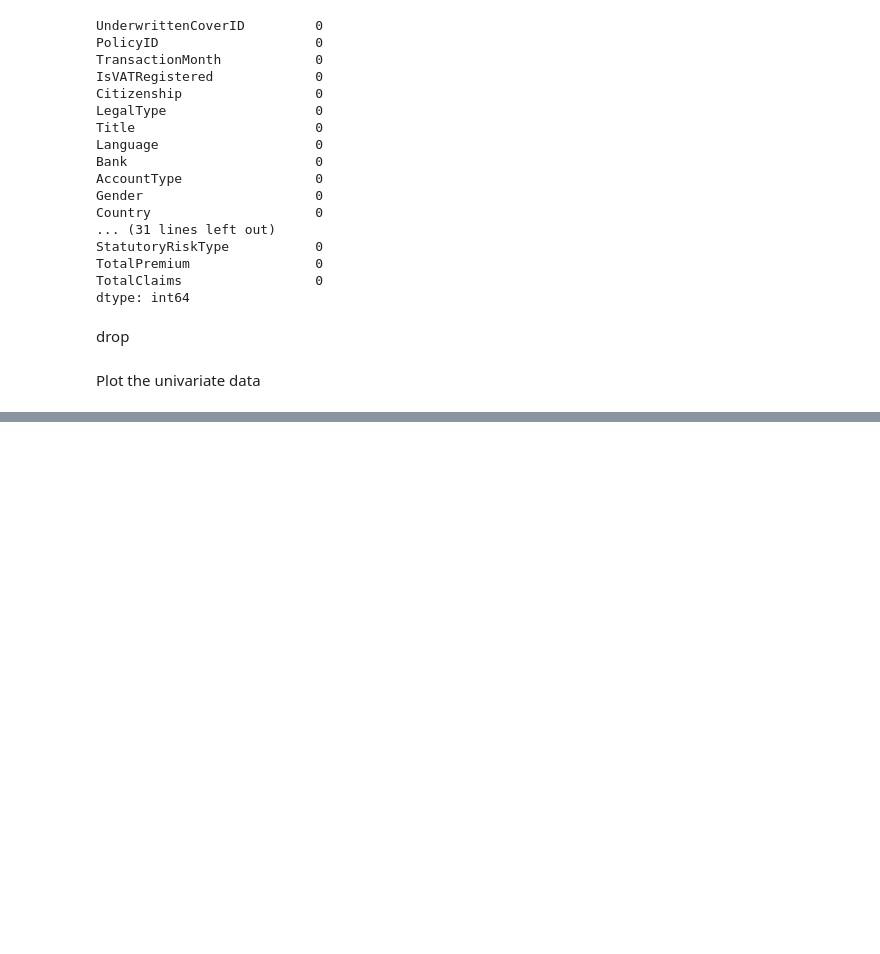
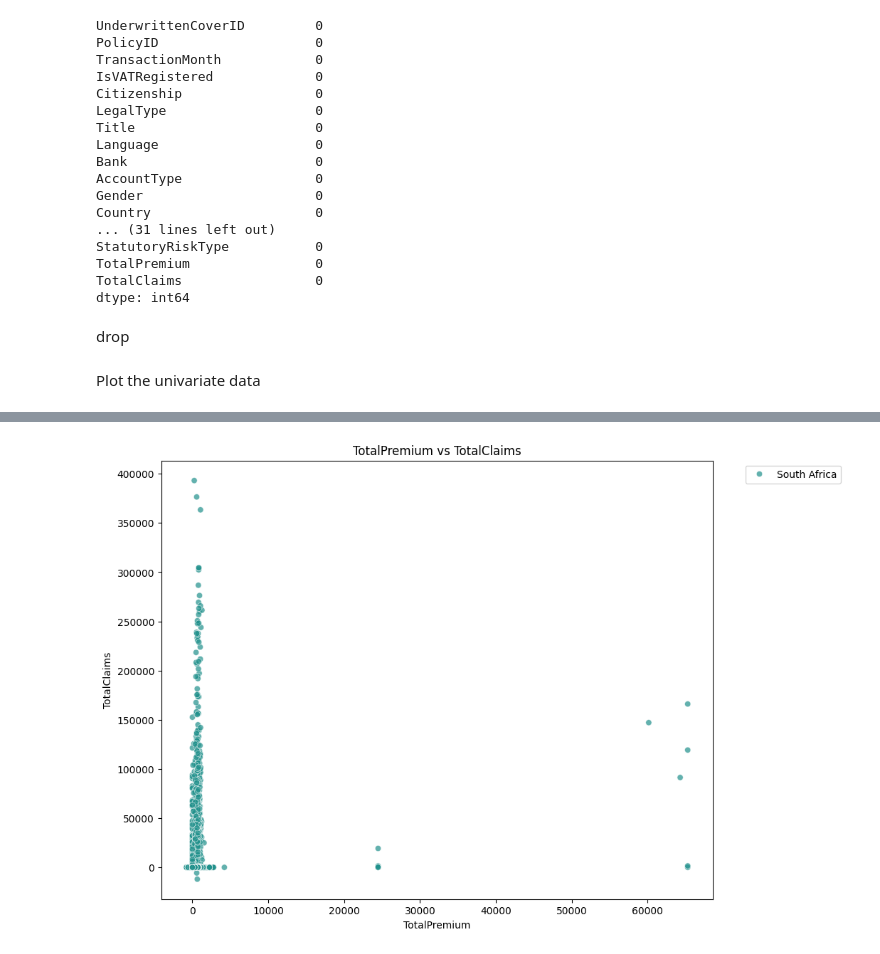
Before and after one commit to basleal22/kaim-week-3, a Jupyter notebook: notebooks/EDA_analy.ipynb, the cells around one changed output, grey strips where cells are left out. Cells and saved outputs as stored; diff of their text form; code cells hidden in the pictures; blank space fills up the shorter version.

```diff
--- a/notebooks/EDA_analy.ipynb
+++ b/notebooks/EDA_analy.ipynb
@@ -120,0 +128,6 @@ Plot the univariate data
+# %%
+from scripts.data_summary import bivariate_analysis
+plot_bivariate=bivariate_analysis(data)
+plot_bivariate
+# %% [output]
+[figure, added]
```
Also changed, not shown: parts of 5 cells of this notebook, 1 other file.
